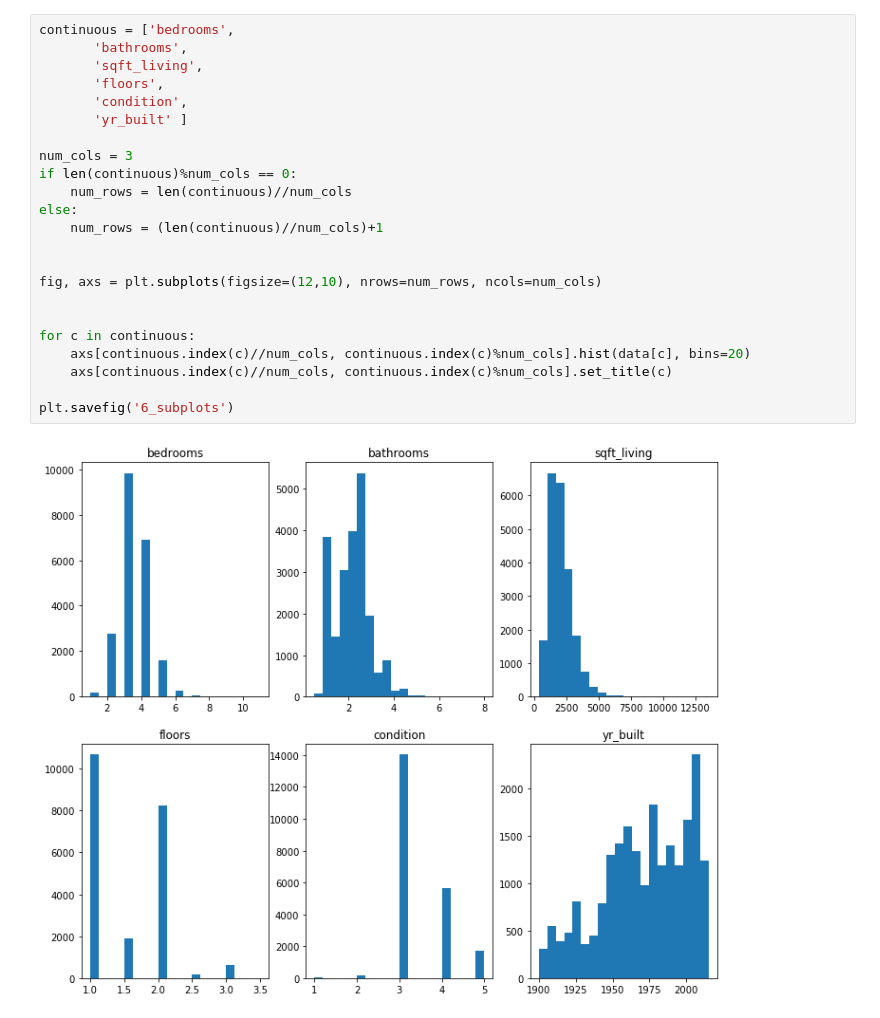
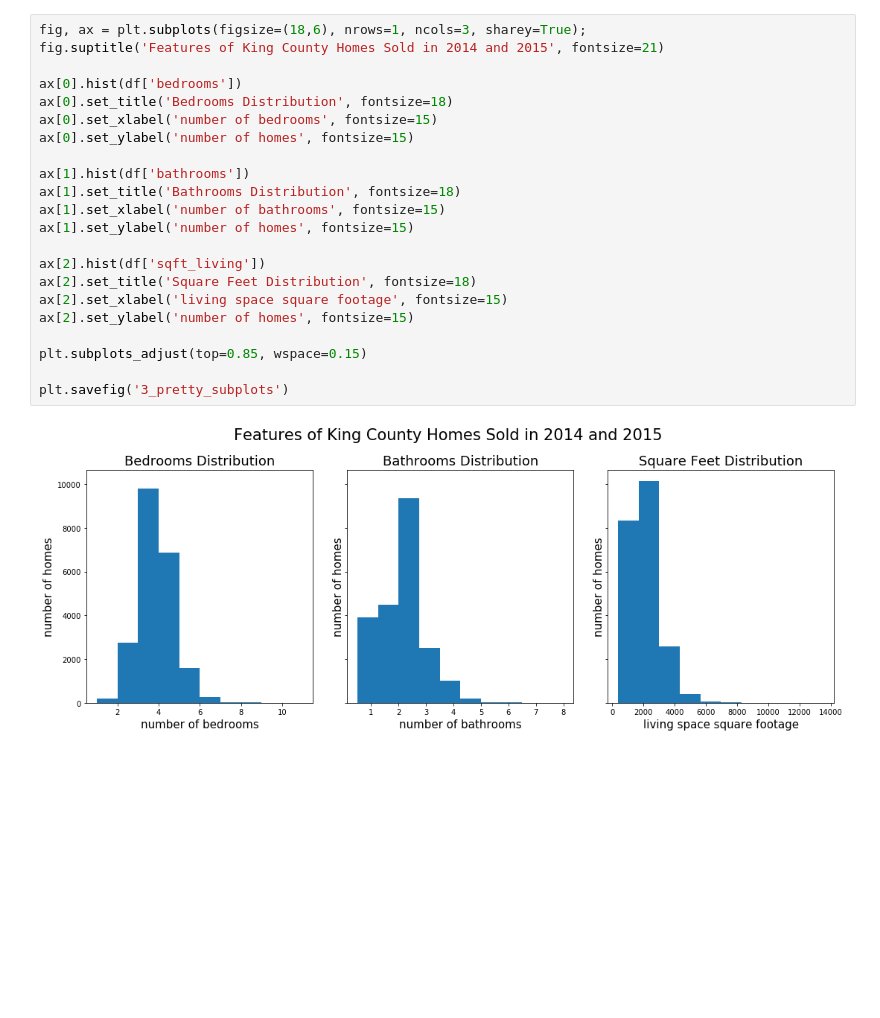
Before and after one commit to lilisbeit/Subplots-in-Matplotlib, a Jupyter notebook: subplots.ipynb, the cells around one changed output. Cells and saved outputs as stored; diff of their text form; blank space fills up the shorter version.

```diff
--- a/subplots.ipynb
+++ b/subplots.ipynb
@@ -65,26 +93,25 @@ plt.savefig('hist_no_figure')
-# %%
-continuous = ['bedrooms',
-       'bathrooms',
-       'sqft_living',
-       'floors',
-       'condition',
-       'yr_built' ]
-
-num_cols = 3
-if len(continuous)%num_cols == 0:
-    num_rows = len(continuous)//num_cols
-else:
-    num_rows = (len(continuous)//num_cols)+1
-
-
-fig, axs = plt.subplots(figsize=(12,10), nrows=num_rows, ncols=num_cols)
-
-
-for c in continuous:
-    axs[continuous.index(c)//num_cols, continuous.index(c)%num_cols].hist(data[c], bins=20)
-    axs[continuous.index(c)//num_cols, continuous.index(c)%num_cols].set_title(c)
-
-plt.savefig('6_subplots')
-# %% [output]
-[figure, removed]
+# %%
+fig, ax = plt.subplots(figsize=(18,6), nrows=1, ncols=3, sharey=True);
+fig.suptitle('Features of King County Homes Sold in 2014 and 2015', fontsize=21)
+
+ax[0].hist(df['bedrooms'])
+ax[0].set_title('Bedrooms Distribution', fontsize=18)
+ax[0].set_xlabel('number of bedrooms', fontsize=15)
+ax[0].set_ylabel('number of homes', fontsize=15)
+
+ax[1].hist(df['bathrooms'])
+ax[1].set_title('Bathrooms Distribution', fontsize=18)
+ax[1].set_xlabel('number of bathrooms', fontsize=15)
+ax[1].set_ylabel('number of homes', fontsize=15)
+
+ax[2].hist(df['sqft_living'])
+ax[2].set_title('Square Feet Distribution', fontsize=18)
+ax[2].set_xlabel('living space square footage', fontsize=15)
+ax[2].set_ylabel('number of homes', fontsize=15)
+
+plt.subplots_adjust(top=0.85, wspace=0.15)
+
+plt.savefig('3_pretty_subplots')
+# %% [output]
+[figure, added]
 # %%
```
Also changed, not shown: parts of 10 cells of this notebook, 5 other files.
